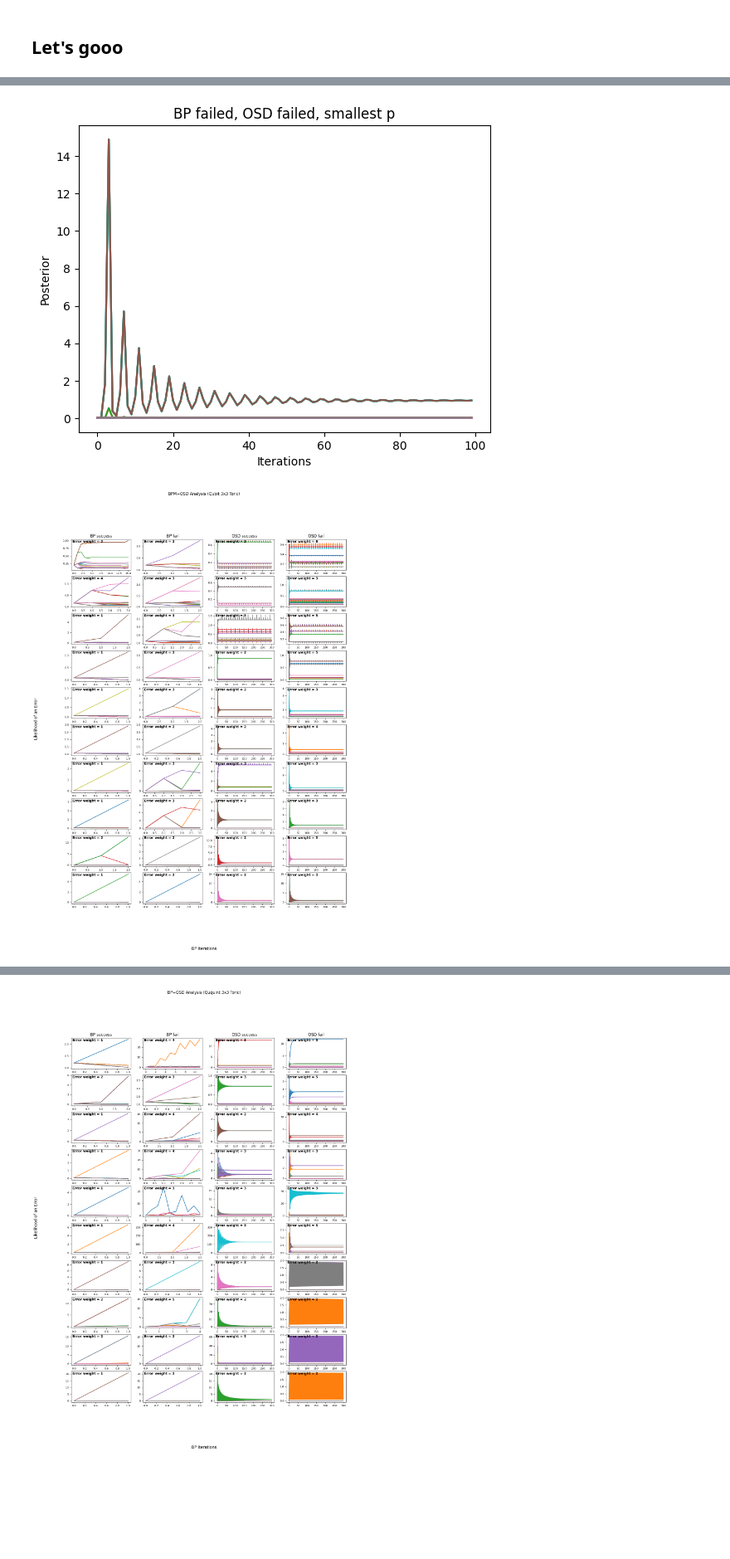
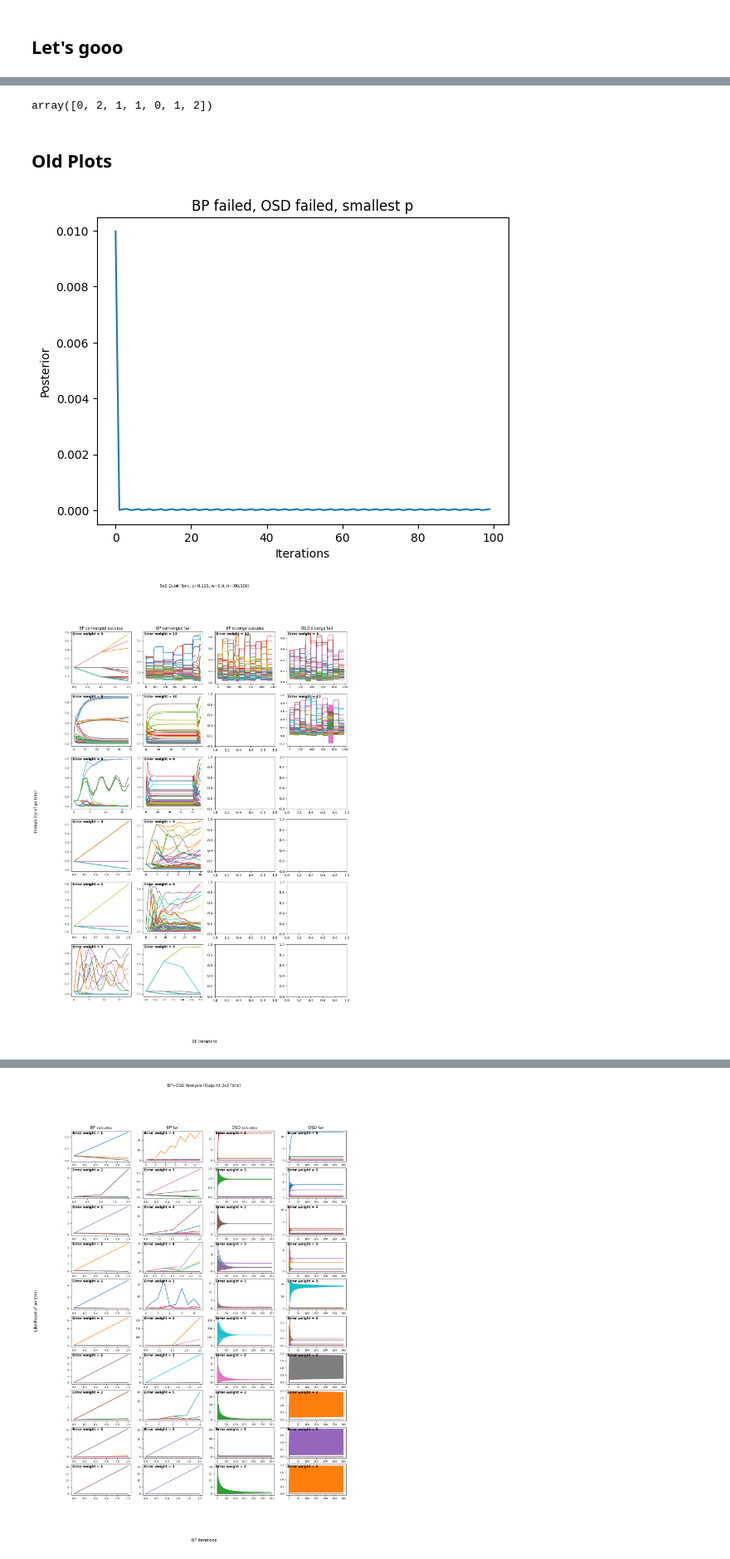
Before and after one commit to e-kneip/bbqudit, a Jupyter notebook: bbq/notebooks/metric.ipynb, the cells around one changed output, grey strips where cells are left out. Shown at 83% size. Saved outputs shown, nothing was run; the diff lists cells and outputs as text; code cells hidden in the pictures; blank space fills up the shorter version.

```diff
--- a/bbq/notebooks/metric.ipynb
+++ b/bbq/notebooks/metric.ipynb
@@ -5,3 +142,15 @@ import json
 import matplotlib.pyplot as plt
 import numpy as np
 import pickle
+# %%
+save_data_files = []
+
+# save_data_files.append(json.load(open('../scripts/metric_3x3_qubit_bpm_long.json', 'r')))
+# save_data_files.append(json.load(open('../scripts/metric_3x3_qutrit_bpm_long.json', 'r')))
+# save_data_files.append(json.load(open('../scripts/metric_3x3_ququint_bpm_long.json', 'r')))
+# save_data_files.append(json.load(open('../scripts/metric_3x3_quhendecabit_bpm_long.json', 'r')))
+
+save_data_files.append(json.load(open('../scripts/metric_5x5_qubit_bpm_long.json', 'r')))
+save_data_files.append(json.load(open('../scripts/metric_5x5_qutrit_bpm_long.json', 'r')))
+save_data_files.append(json.load(open('../scripts/metric_5x5_ququint_bpm_long.json', 'r')))
+save_data_files.append(json.load(open('../scripts/metric_5x5_quhendecabit_bpm_long.json', 'r')))
@@ -8,19 +218,27 @@ import pickle
+# %%
+array
+# %% [output]
+array([0, 2, 1, 1, 0, 1, 2])
+# %% [markdown]
+## Old Plots
 # %%
 d=100
 
 y = np.array(posteriors[9][3])[:, :, 1]
 x = np.arange(0, len(y))
 
-for qubit in range(y.shape[1]):
-    plt.plot(x[0:d], y[:, qubit][0:d])
+# for qubit in range(y.shape[1]):
+#     plt.plot(x[0:d], y[:, qubit][0:d])
+
+plt.plot(x[0:d], y[:, 3][0:d])
 
 plt.xlabel('Iterations')
 plt.ylabel('Posterior')
 plt.title('BP failed, OSD failed, smallest p');
 # %% [output]
-[figure, old version]
+[figure, new version]
 # %%
-save_data = json.load(open('../scripts/metric_3x3_qubit_bpm.json', 'r'))
+save_data = json.load(open('../scripts/relay_5x5_qubit.json', 'r'))
 qec_code_name = save_data['qec_code_name']
 noise_model = save_data['noise_model']
 num_failures = save_data['num_failures']
@@ -31,42 +249,42 @@ bp_fail = np.array(save_data['bp_fail'])
 osd_fail = np.array(save_data['osd_fail'])
 weights = save_data['weights']
 
-with open('../scripts/metric_3x3_qubit_bpm_post', 'rb') as handle:
+with open('../scripts/relay_5x5_qubit', 'rb') as handle:
     posteriors = pickle.load(handle)
 # %%
-fig, axes = plt.subplots(nrows=10, ncols=4, figsize=(15, 20))
+fig, axes = plt.subplots(nrows=6, ncols=4, figsize=(15, 20))
 
-for row in range(10):
+for row in range(6):
     for col in range(4):
         ax = axes[row, col]
         if (row==0) and (col==0):
-            ax.set_title('BP success')
+            ax.set_title('BP converged success')
         if (row==0) and (col==1):
-            ax.set_title('BP fail')
+            ax.set_title('BP converged fail')
         if (row==0) and (col==2):
-            ax.set_title('OSD success')
+            ax.set_title('BP diverge success')
         if (row==0) and (col==3):
-            ax.set_title('OSD fail')
+            ax.set_title('OSD diverge fail')
 
         if not posteriors[row][col]:
             continue
 
         y = np.array(posteriors[row][col])[:, :, 1]
         x = np.arange(0, len(y))
 
         for qubit in range(y.shape[1]):
             ax.plot(x, y[:, qubit])
         ax.tick_params(labelsize=8)
 
         ax.text(0.02, 0.98, f'Error weight = {weights[row][col]}', transform=ax.transAxes, fontsize=10, fontweight='bold', va='top', ha='left')
 
 fig.supxlabel('BP Iterations')
-fig.supylabel('Likelihood of an Error')
-fig.suptitle('BPM+OSD Analysis (Qubit 3x3 Toric)')
+fig.supylabel('Probability of an Error')
+fig.suptitle('5x5 Qubit Toric, c=0.125, w=0.9, it=(80/100)')
 
 plt.show();
 # %% [output]
-[figure, old version]
+[figure, new version]
 # %%
 physical_error_rate = [f'{p:.4f}' for p in error_rates]
 data = [[['BP successful', 'BP failed'], [only_bp - bp_fail, bp_fail]],
```
Also changed, not shown: parts of 13 cells of this notebook, 4 other files.
